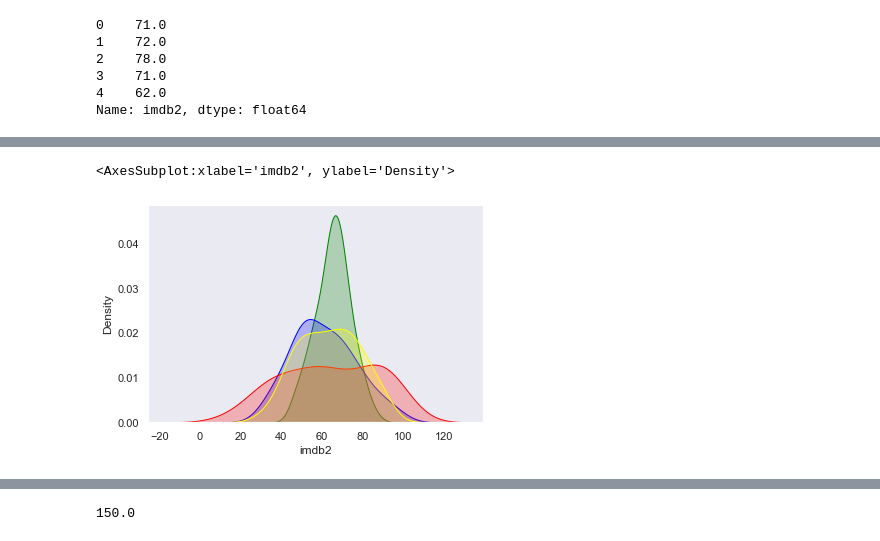
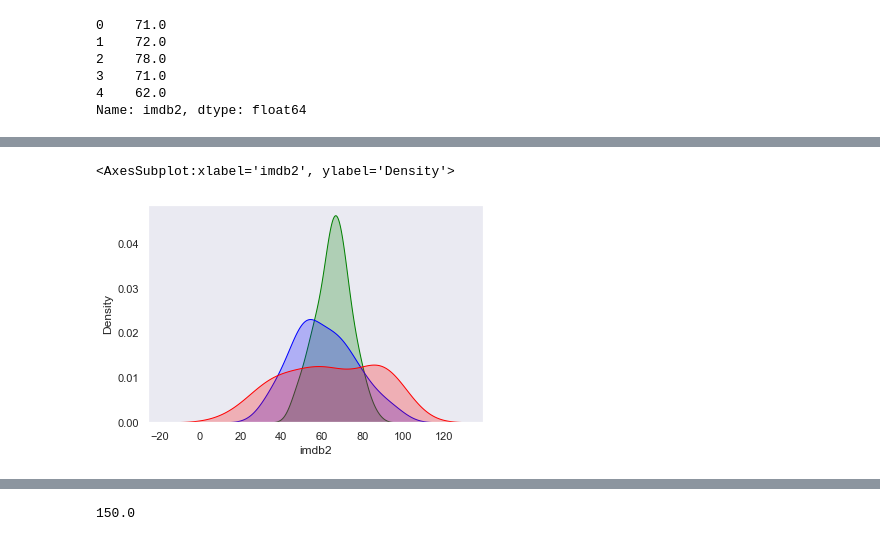
Before and after one commit to Coachsteveee/daily-commit-challenge, a Jupyter notebook: proj.ipynb, the cells around one changed output, grey strips where cells are left out. Drawn from its saved outputs; the diff is of its cells as text; code cells hidden in the pictures.

```diff
--- a/proj.ipynb
+++ b/proj.ipynb
@@ -143,6 +144,5 @@ disney_.groupby(by=['title'])[['metascore','rotten_tomatoes2','imdb2']].min().so
 # %%
-# first make an average rating of all ratings included in the dataset
-disney_['all_ratings'] = (disney_.metascore + disney_.rotten_tomatoes2 + disney_.imdb2)/3
+disney_['avg_ratings'] = (disney_.metascore + disney_.rotten_tomatoes2 + disney_.imdb2)/3
 
 disney_.head()
 # %% [output]
@@ -184,13 +193,10 @@ last_5
 # %%
-#kdeplot shows the density of values, with the highest density ranging from the 50s to 60s, this tells us most movies were actually quite mid
-
-df = disney_.all_ratings
+df = disney_['avg_ratings']
 sns.set_theme(style="dark")
 
 sns.kdeplot(disney_['imdb2'], color='green', shade=True, cbar=True)
 sns.kdeplot(disney_['metascore'], color='blue', shade=True, cbar=True)
 sns.kdeplot(disney_['rotten_tomatoes2'], color='red', shade=True, cbar=True)
-sns.kdeplot(disney_['all_ratings'], color='yellow', shade=True, cbar=True)
 # %% [output]
 <AxesSubplot:xlabel='imdb2', ylabel='Density'>
-[figure, old version]
+[figure, new version]
```
Also changed, not shown: parts of 13 cells of this notebook.
